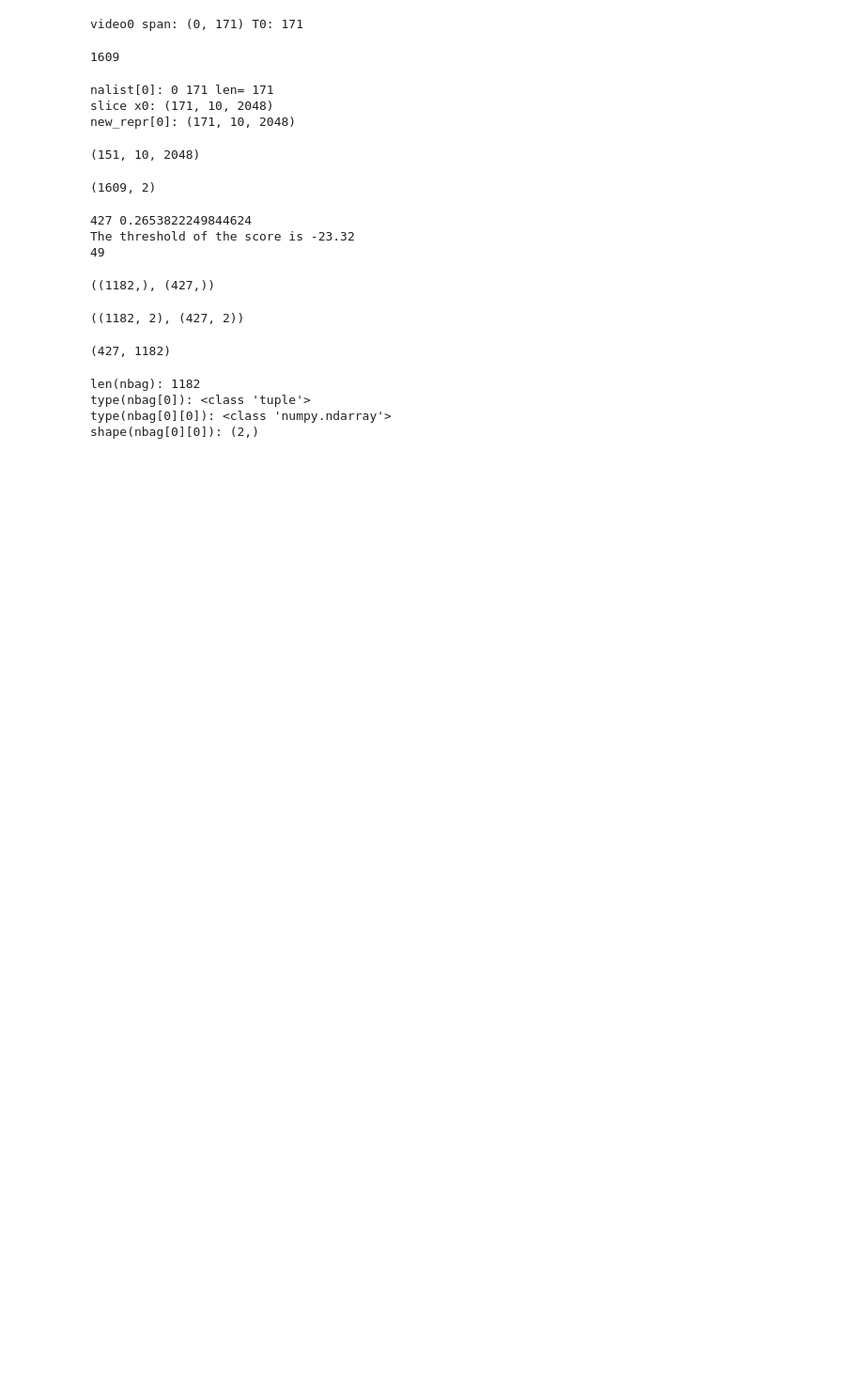
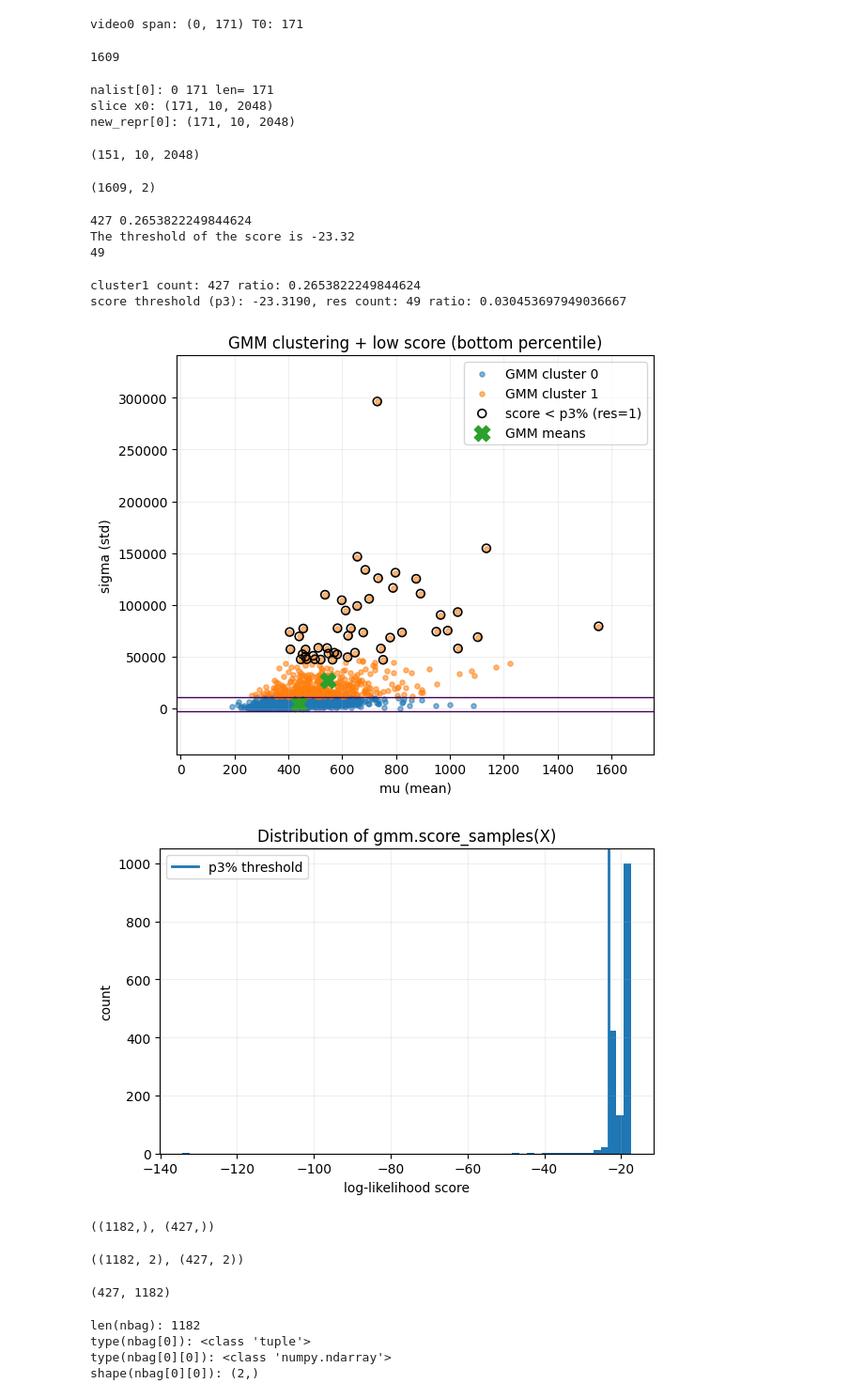
Before and after one commit to deepvad-team/video-anomaly-detection, a Jupyter notebook: notebooks/ORG_Unsupervised_PL_C2FPL.ipynb, the cells around one changed output. Shown at 94% size. Cells and saved outputs as stored; diff of their text form; code cells hidden in the pictures; blank space fills up the shorter version.

```diff
--- a/notebooks/ORG_Unsupervised_PL_C2FPL.ipynb
+++ b/notebooks/ORG_Unsupervised_PL_C2FPL.ipynb
@@ -119,6 +119,85 @@ print(res.sum())
 427 0.2653822249844624
 The threshold of the score is -23.32
 49
+# %%
+import numpy as np
+import matplotlib.pyplot as plt
+from sklearn.mixture import GaussianMixture
+
+# params: (N,2) (mu, sigma) 형태라고 가정
+X = np.asarray(params, dtype=np.float32).reshape(-1, 2)
+
+gmm = GaussianMixture(n_components=2, max_iter=150, random_state=0, covariance_type='spherical')
+gmm.fit(X)
+
+# 클러스터 라벨
+y = gmm.predict(X)
+
+# 로그 가능도 (값이 낮을수록 "밀도 낮음" = outlier 성향)
+score = gmm.score_samples(X)
+
+pct = 3
+thr = np.percentile(score, pct)
+res = (score < thr).astype(int)  # 1: 하위 pct% (너 코드의 res)
+
+print("cluster1 count:", y.sum(), "ratio:", y.mean())
+print(f"score threshold (p{pct}): {thr:.4f}, res count:", res.sum(), "ratio:", res.mean())
+
+
+# ---- (A) 산점도: 클러스터 + res 강조 + boundary ----
+plt.figure(figsize=(6.2, 5.2))
+
+# 클러스터별 표시
+plt.scatter(X[y==0,0], X[y==0,1], s=14, alpha=0.55, label="GMM cluster 0")
+plt.scatter(X[y==1,0], X[y==1,1], s=14, alpha=0.55, label="GMM cluster 1")
+
+# res(하위 3%)는 테두리 크게 표시
+plt.scatter(X[res==1,0], X[res==1,1], s=40, facecolors='none', edgecolors='k', linewidths=1.2,
+            label=f"score < p{pct}% (res=1)")
+
+# GMM 평균 표시
+means = gmm.means_
+plt.scatter(means[:,0], means[:,1], s=140, marker="X", label="GMM means")
+
+# decision boundary (predict가 바뀌는 선)
+xmin, xmax = X[:,0].min(), X[:,0].max()
+ymin, ymax = X[:,1].min(), X[:,1].max()
+padx = 0.15 * (xmax - xmin + 1e-6)
+pady = 0.15 * (ymax - ymin + 1e-6)
+
+xs = np.linspace(xmin-padx, xmax+padx, 220)
+ys = np.linspace(ymin-pady, ymax+pady, 220)
+XX, YY = np.meshgrid(xs, ys)
+grid = np.c_[XX.ravel(), YY.ravel()]
+Z = gmm.predict(grid).reshape(XX.shape)
+
+plt.contour(XX, YY, Z, levels=[0.5], linewidths=1)
+
+plt.title("GMM clustering + low score (bottom percentile)")
+plt.xlabel("mu (mean)")
+plt.ylabel("sigma (std)")
+plt.legend()
+plt.grid(alpha=0.2)
+plt.tight_layout()
+plt.show()
+
+
+# ---- (B) score_samples 분포: threshold가 어디인지 ----
+plt.figure(figsize=(6.2, 4.2))
+plt.hist(score, bins=60)
+plt.axvline(thr, linewidth=2, label=f"p{pct}% threshold")
+plt.title("Distribution of gmm.score_samples(X)")
+plt.xlabel("log-likelihood score")
+plt.ylabel("count")
+plt.legend()
+plt.grid(alpha=0.2)
+plt.tight_layout()
+plt.show()
+# %% [output]
+cluster1 count: 427 ratio: 0.2653822249844624
+score threshold (p3): -23.3190, res count: 49 ratio: 0.030453697949036667
+[figure, added]
+[figure, added]
 # %%
 abnormal_portion = np.where(labels == 1)[0]
 normal_portion = np.where(labels == 0)[0]
```
Also changed, not shown: parts of 3 cells of this notebook, 3 other files.
